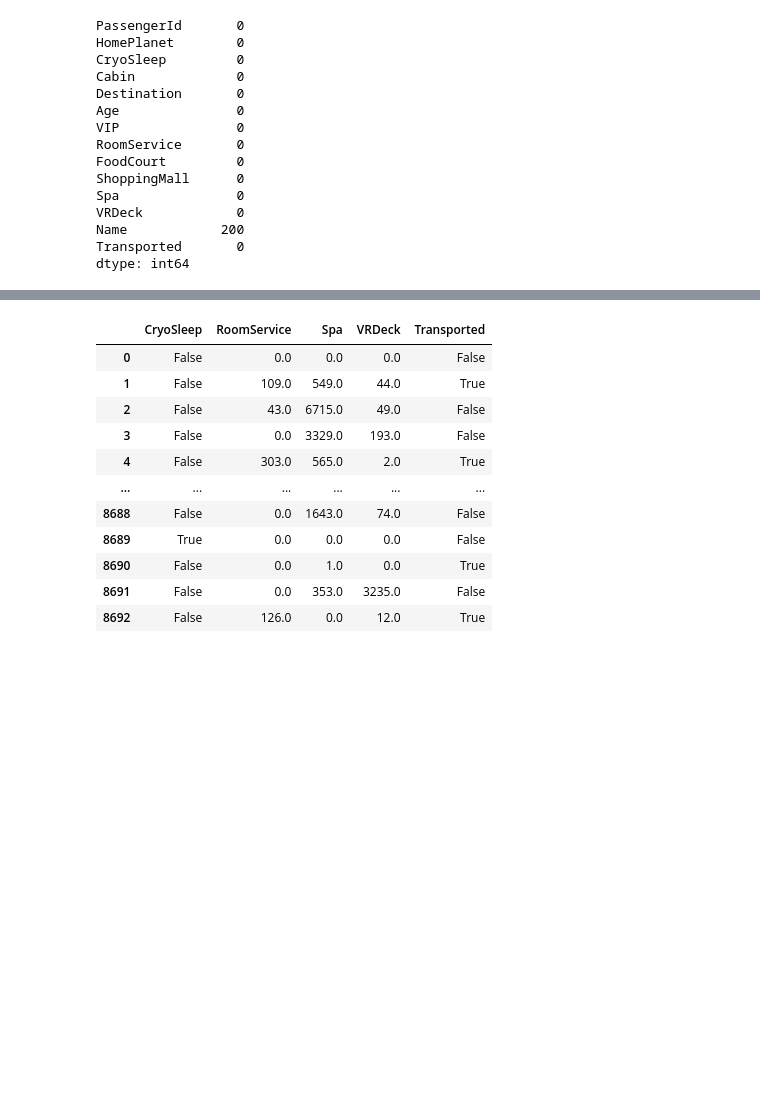
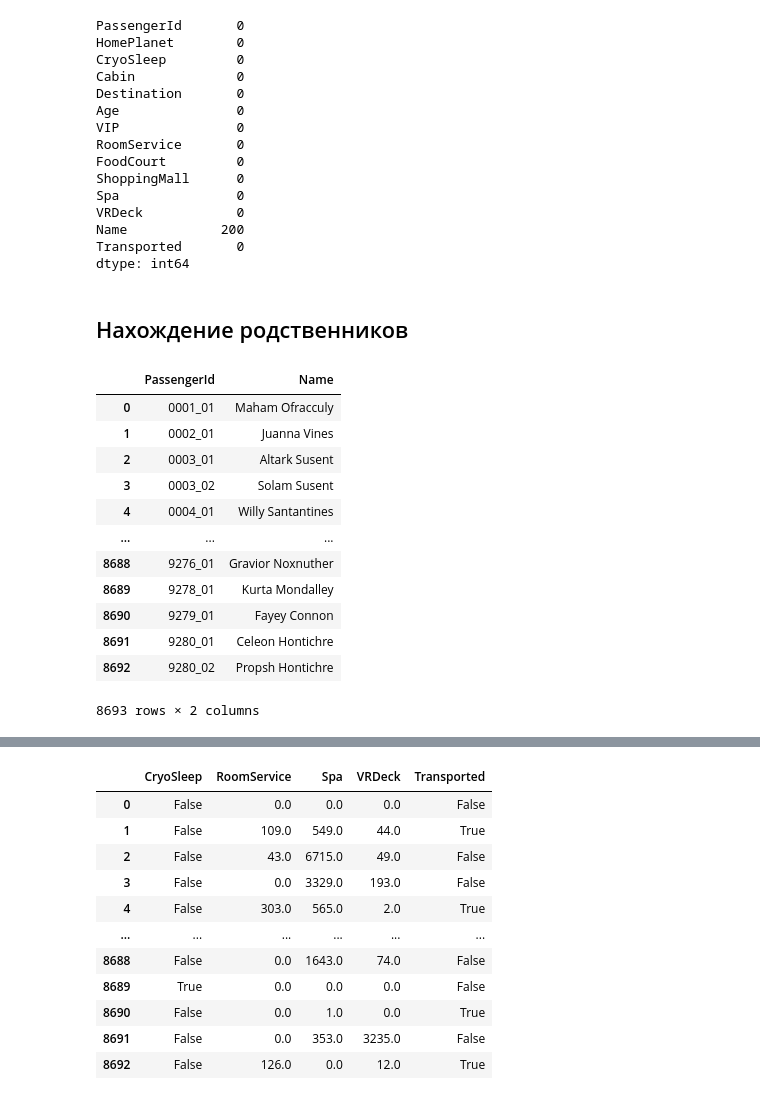
Before and after one commit to Jrol123/Big_data, a Jupyter notebook: lab4/main.ipynb, the cells around one changed output, grey strips where cells are left out. Saved outputs shown, nothing was run; the diff lists cells and outputs as text; code cells hidden in the pictures; blank space fills up the shorter version.

```diff
--- a/lab4/main.ipynb
+++ b/lab4/main.ipynb
@@ -104,3 +104,22 @@ for col in cat_columns:
 for col in cat_columns:
     for val in pd.unique(df[col]):
         df[col].replace(val, hashmap_cat[val], inplace=True)
+# %% [markdown]
+## Нахождение родственников
+# %%
+id_name_df = df[["PassengerId", "Name"]]
+id_name_df
+# %% [output]
+|  | PassengerId | Name |
+| 0 | 0001_01 | Maham Ofracculy |
+| 1 | 0002_01 | Juanna Vines |
+| 2 | 0003_01 | Altark Susent |
+| 3 | 0003_02 | Solam Susent |
+| 4 | 0004_01 | Willy Santantines |
+| ... | ... | ... |
+| 8688 | 9276_01 | Gravior Noxnuther |
+| 8689 | 9278_01 | Kurta Mondalley |
+| 8690 | 9279_01 | Fayey Connon |
+| 8691 | 9280_01 | Celeon Hontichre |
+| 8692 | 9280_02 | Propsh Hontichre |
+8693 rows × 2 columns
```
Also changed, not shown: parts of 16 cells of this notebook.
